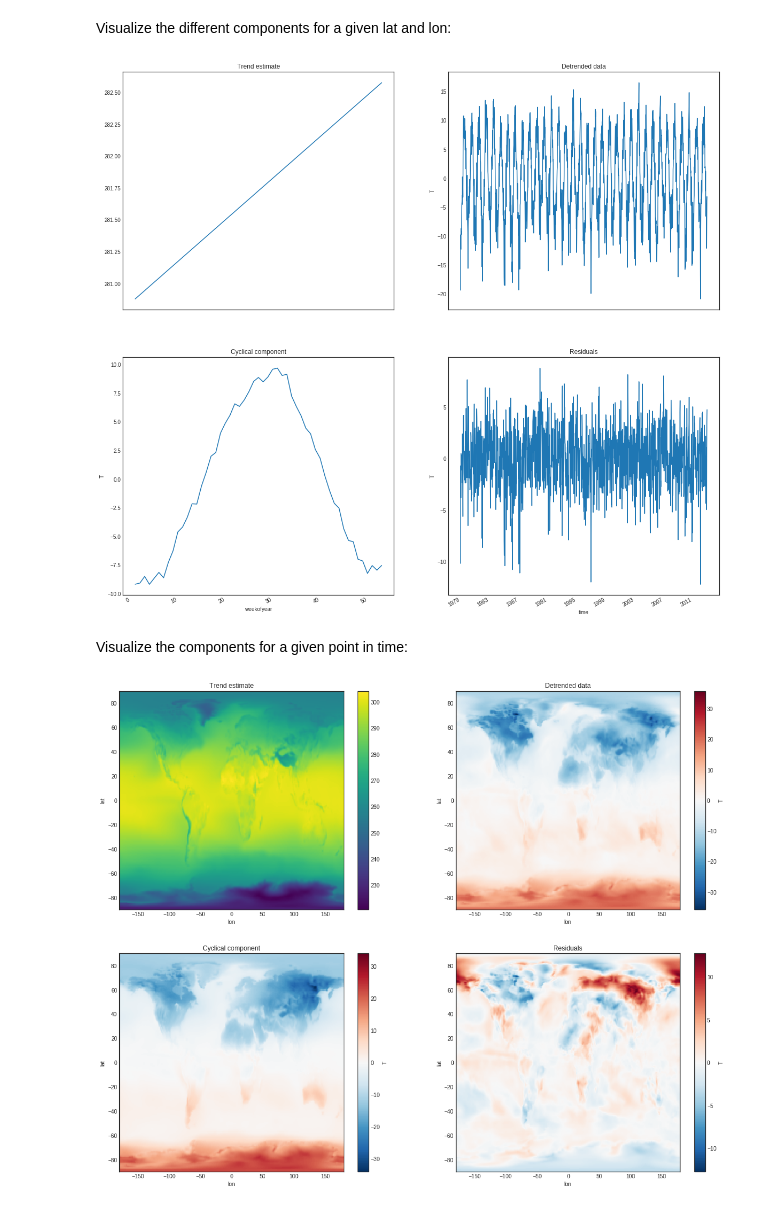
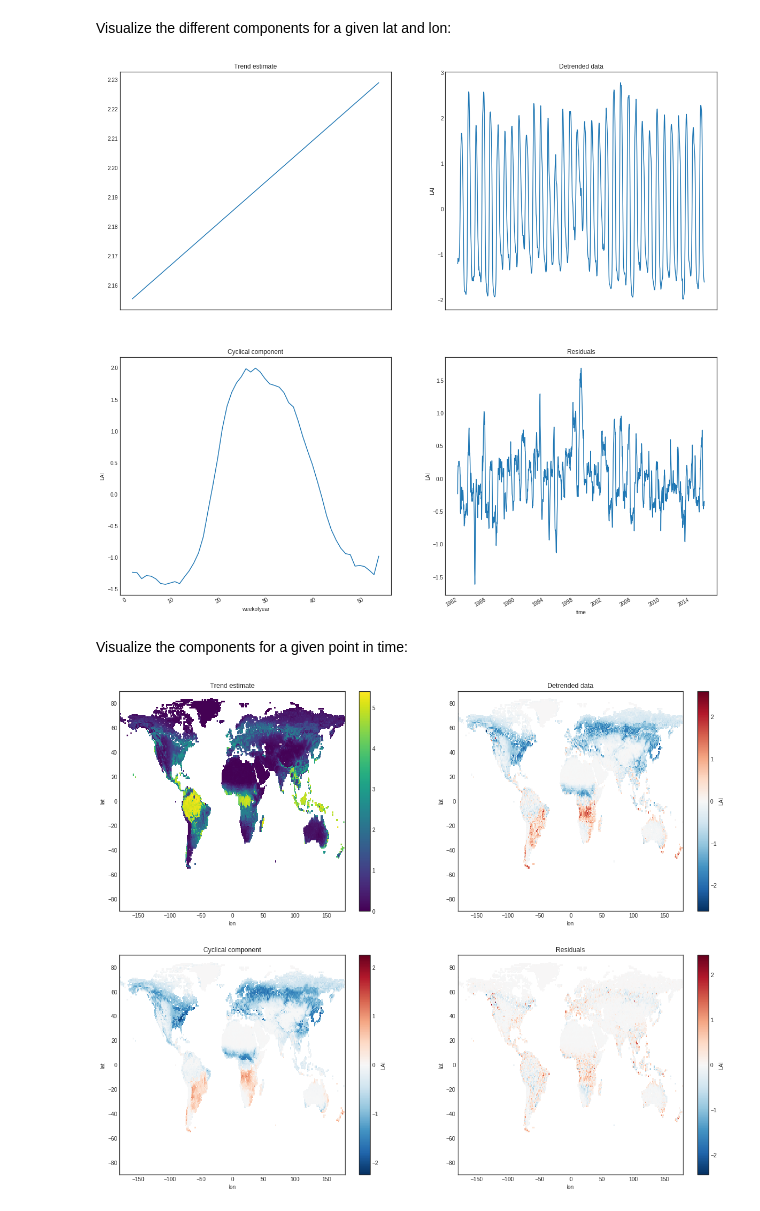
Before and after one commit to maffie/SAT-EX, a Jupyter notebook: Time_series_decomposition.ipynb, the cells around one changed output. Cells and saved outputs as stored; diff of their text form; code cells hidden in the pictures.

```diff
--- a/Time_series_decomposition.ipynb
+++ b/Time_series_decomposition.ipynb
@@ -48,12 +48,7 @@ syncing
-# %%
-LAI = xr.open_dataset('/media/stijndc/data/Untitled Folder/temp.nc')
-# %%
-# Resample to 8D
-LAI = LAI.resample('8D', dim='time')
 # %%
 # Extract to numpy
 print('Extracting data to numpy...')
-LAI_npdata = LAI['T'].values
+LAI_npdata = LAI['LAI'].values
 npshape = LAI_npdata.shape
 print('Done!')
 # %% [output]
@@ -89,13 +84,13 @@ LAI_detrended = LAI - LAI_trend
 
 if resolution == 'monthly':
     y_w_mean = LAI_detrended.groupby('time.month').mean(dim='time') # monthly resolution
-    y_w_mean_expanded = y_w_mean.reindex({'month': LAI_detrended.time.to_series().index.month})['T'].values
+    y_w_mean_expanded = y_w_mean.reindex({'month': LAI_detrended.time.to_series().index.month})['LAI'].values
 elif resolution == 'weekly':
     y_w_mean = LAI_detrended.groupby('time.weekofyear').mean(dim='time') # weekly resolution
-    y_w_mean_expanded = y_w_mean.reindex({'weekofyear': LAI_detrended.time.to_series().index.weekofyear})['T'].values
+    y_w_mean_expanded = y_w_mean.reindex({'weekofyear': LAI_detrended.time.to_series().index.weekofyear})['LAI'].values
 elif resolution == 'daily':
     y_w_mean = LAI_detrended.groupby('time.dayofyear').mean(dim='time') # daily resolution
-    y_w_mean_expanded = y_w_mean.reindex({'dayofyear': LAI_detrended.time.to_series().index.dayofyear})['T'].values
+    y_w_mean_expanded = y_w_mean.reindex({'dayofyear': LAI_detrended.time.to_series().index.dayofyear})['LAI'].values
 
 else:
     print('Provide adequate resolution')
@@ -134,9 +129,9 @@ fig, (axrow1, axrow2) = plt.subplots(nrows=2, ncols=2, figsize=(20,20))
 
 try:
     LAI_trend.sel(lat=lat, lon=lon, method='nearest').plot(ax=axrow1[0])
-    LAI_detrended['T'].sel(lat=lat, lon=lon, method='nearest').plot(ax=axrow1[1])
-    y_w_mean['T'].sel(lat=lat, lon=lon, method='nearest').plot(ax=axrow2[0])
-    LAI_resid['T'].sel(lat=lat, lon=lon, method='nearest').plot(ax=axrow2[1])
+    LAI_detrended['LAI'].sel(lat=lat, lon=lon, method='nearest').plot(ax=axrow1[1])
+    y_w_mean['LAI'].sel(lat=lat, lon=lon, method='nearest').plot(ax=axrow2[0])
+    LAI_resid['LAI'].sel(lat=lat, lon=lon, method='nearest').plot(ax=axrow2[1])
     axrow1[0].set_title('Trend estimate')
     axrow1[1].set_title('Detrended data')
     axrow2[0].set_title('Cyclical component')
@@ -145,30 +140,30 @@ try:
 except():
     print('No data in this pixel...')
 # %% [output]
-[figure, old version]
+[figure, new version]
 # %% [markdown]
 Visualize the components for a given point in time:
 # %%
 # Pick timestamp to visualize
 timestamp = '1995-01-01'
 fig, (axrow1, axrow2) = plt.subplots(nrows=2, ncols=2, figsize=(20,16))
 
 try:
     LAI_trend.sel(time=timestamp, method='nearest').plot(ax=axrow1[0])
-    LAI_detrended['T'].sel(time=timestamp, method='nearest').plot(ax=axrow1[1])
+    LAI_detrended['LAI'].sel(time=timestamp, method='nearest').plot(ax=axrow1[1])
     if resolution == 'monthly':
-        y_w_mean['T'].sel(month=pd.to_datetime(timestamp).month, method='nearest').plot(ax=axrow2[0])
+        y_w_mean['LAI'].sel(month=pd.to_datetime(timestamp).month, method='nearest').plot(ax=axrow2[0])
     elif resolution == 'weekly':
-        y_w_mean['T'].sel(weekofyear=pd.to_datetime(timestamp).weekofyear, method='nearest').plot(ax=axrow2[0])
+        y_w_mean['LAI'].sel(weekofyear=pd.to_datetime(timestamp).weekofyear, method='nearest').plot(ax=axrow2[0])
     elif resolution == 'daily':
-        y_w_mean['T'].sel(dayofyear=pd.to_datetime(timestamp).dayofyear, method='nearest').plot(ax=axrow2[0])
-    LAI_resid['T'].sel(time=timestamp, method='nearest').plot(ax=axrow2[1])
+        y_w_mean['LAI'].sel(dayofyear=pd.to_datetime(timestamp).dayofyear, method='nearest').plot(ax=axrow2[0])
+    LAI_resid['LAI'].sel(time=timestamp, method='nearest').plot(ax=axrow2[1])
     axrow1[0].set_title('Trend estimate')
     axrow1[1].set_title('Detrended data')
     axrow2[0].set_title('Cyclical component')
     axrow2[1].set_title('Residuals')
 
 except():
     print('No data in this pixel...')
 # %% [output]
-[figure, old version]
+[figure, new version]
```
Also changed, not shown: parts of 3 cells of this notebook.
